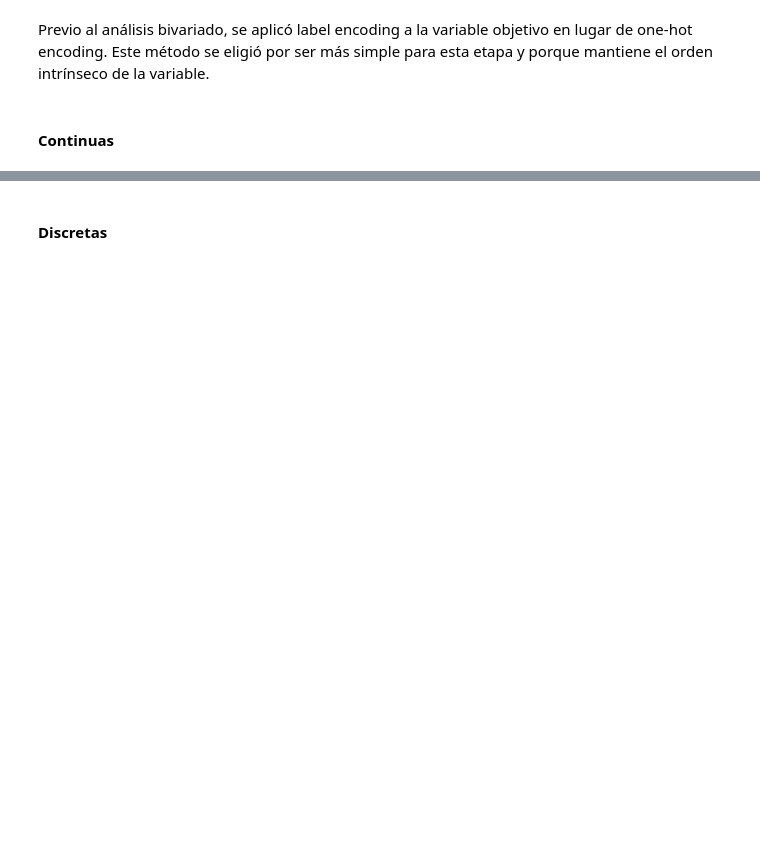
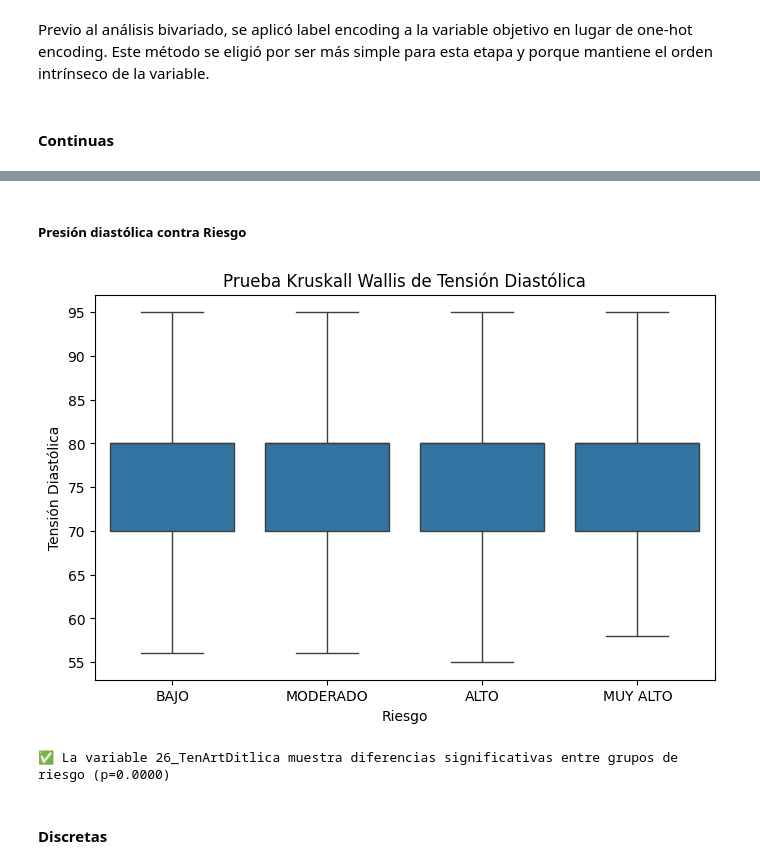
Before and after one commit to elkofix/cardiac-risk-db, a Jupyter notebook: explorative_data_analysis.ipynb, the cells around one changed output, grey strips where cells are left out. Drawn from its saved outputs; the diff is of its cells as text; code cells hidden in the pictures; blank space fills up the shorter version.

```diff
--- a/explorative_data_analysis.ipynb
+++ b/explorative_data_analysis.ipynb
@@ -719,3 +757,10 @@ def analizar_continua(df=, var=25_TenArtSis, objetivo, metodo="anova"):
+# %% [markdown]
+##### Presión diastólica contra Riesgo
+# %%
+analizar_continua(df=df, var="26_TenArtDitlica", objetivo="Riesgo", metodo="Kruskal-Wallis", titulo="Prueba Kruskall Wallis de Tensión Diastólica", ylabel="Tensión Diastólica")
+# %% [output]
+[figure, added]
+✅ La variable 26_TenArtDitlica muestra diferencias significativas entre grupos de riesgo (p=0.0000)
 # %% [markdown]
 #### Discretas
 # %%
```
Also changed, not shown: parts of 7 cells of this notebook.
